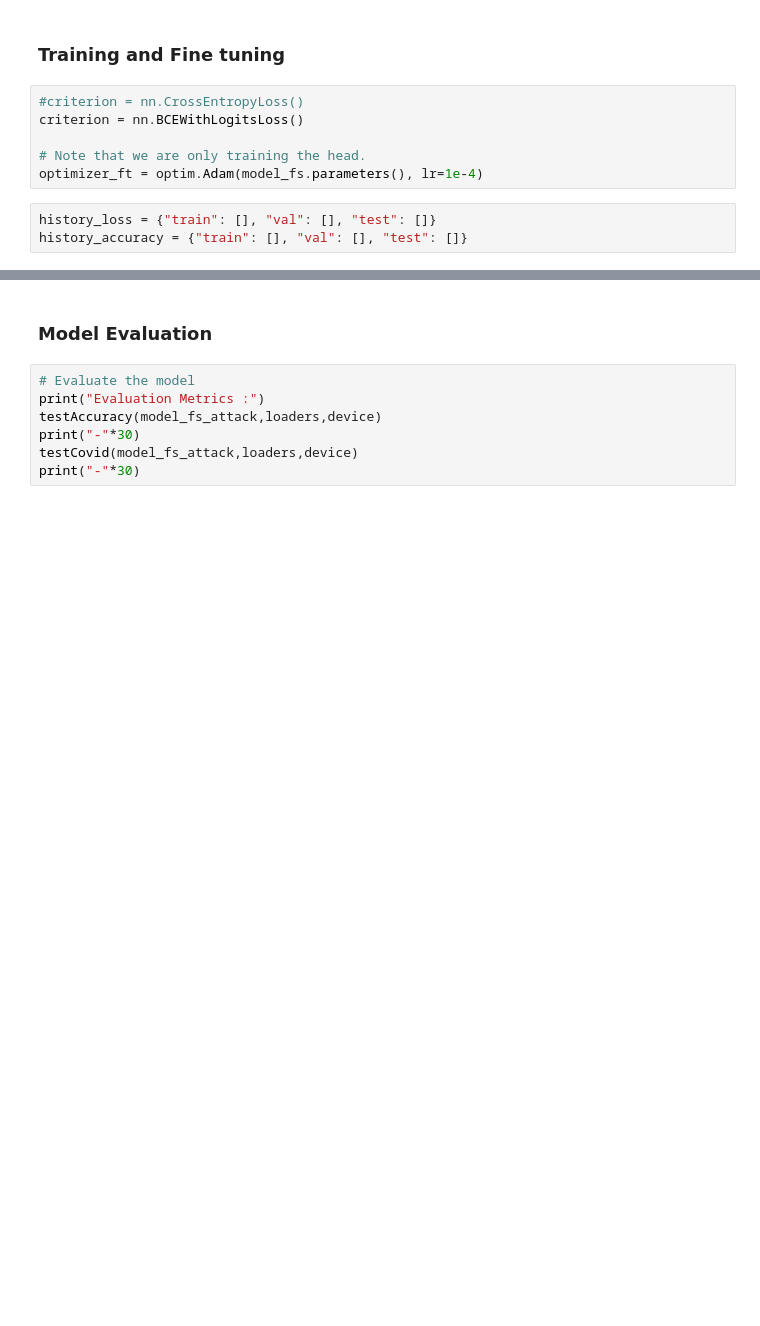
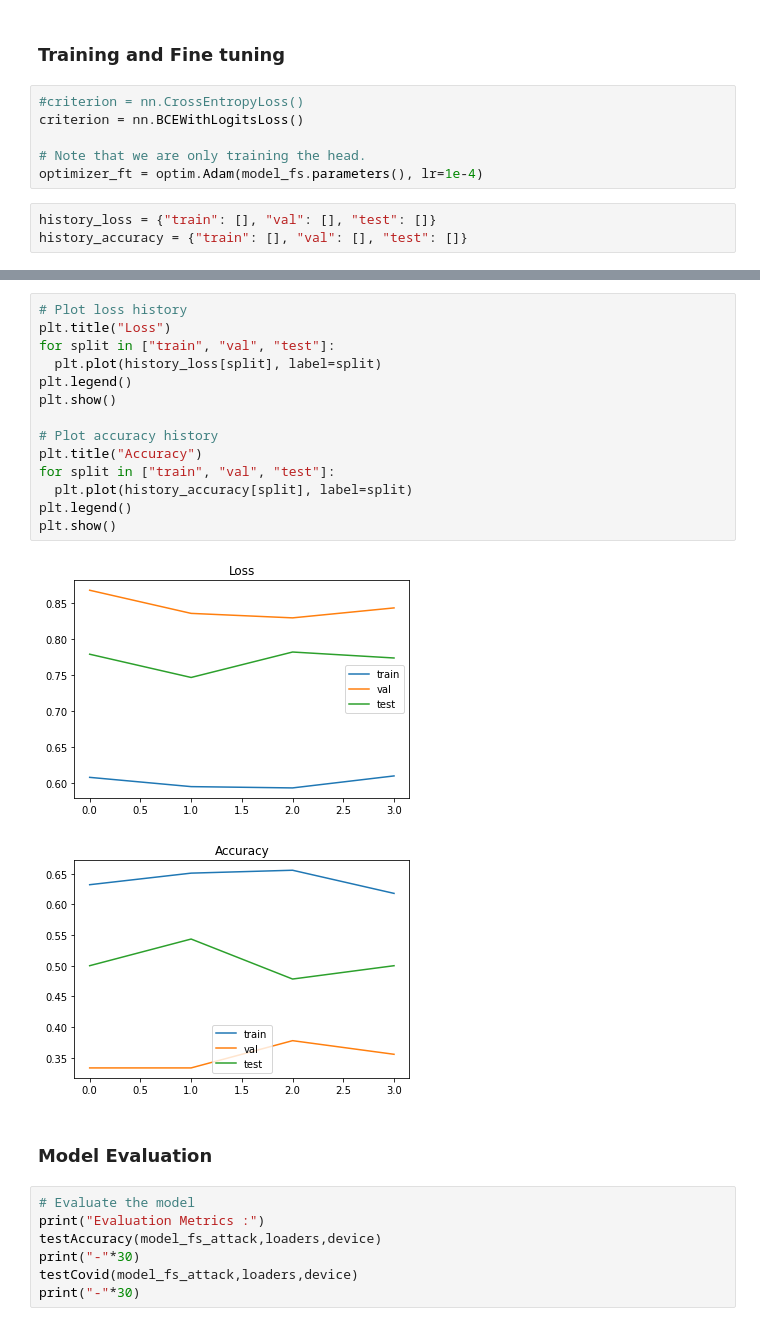
Before and after one commit to RaiMar96/AdversarialAttacksAndInterpretability-covid-chestxray-, a Jupyter notebook: src/AdversarialAttackAndInterpretabilityCovidXray.ipynb, the cells around one changed output, grey strips where cells are left out. Saved outputs shown, nothing was run; the diff lists cells and outputs as text; blank space fills up the shorter version.

```diff
--- a/src/AdversarialAttackAndInterpretabilityCovidXray.ipynb
+++ b/src/AdversarialAttackAndInterpretabilityCovidXray.ipynb
@@ -605,3 +626,20 @@ model_fs_attack = train_model(model_fs_trained.to(device), criterion, optimizer_
+# %%
+# Plot loss history
+plt.title("Loss")
+for split in ["train", "val", "test"]:
+  plt.plot(history_loss[split], label=split)
+plt.legend()
+plt.show()
+
+# Plot accuracy history
+plt.title("Accuracy")
+for split in ["train", "val", "test"]:
+  plt.plot(history_accuracy[split], label=split)
+plt.legend()
+plt.show()
+# %% [output]
+[figure, added]
+[figure, added]
 # %% [markdown]
 ### Model Evaluation
 # %%
```
Also changed, not shown: parts of 29 cells of this notebook, 2 other files.
